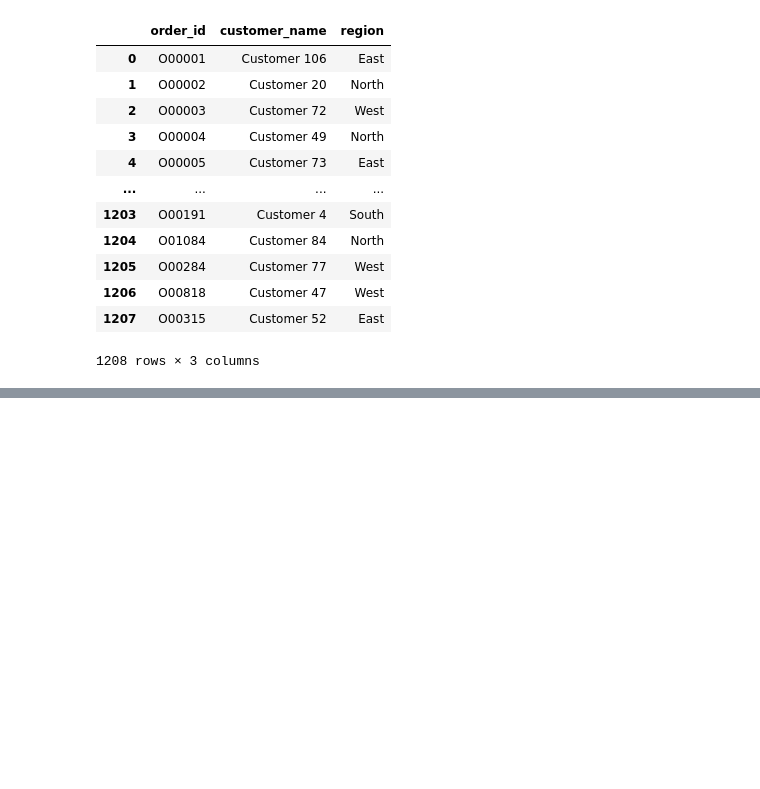
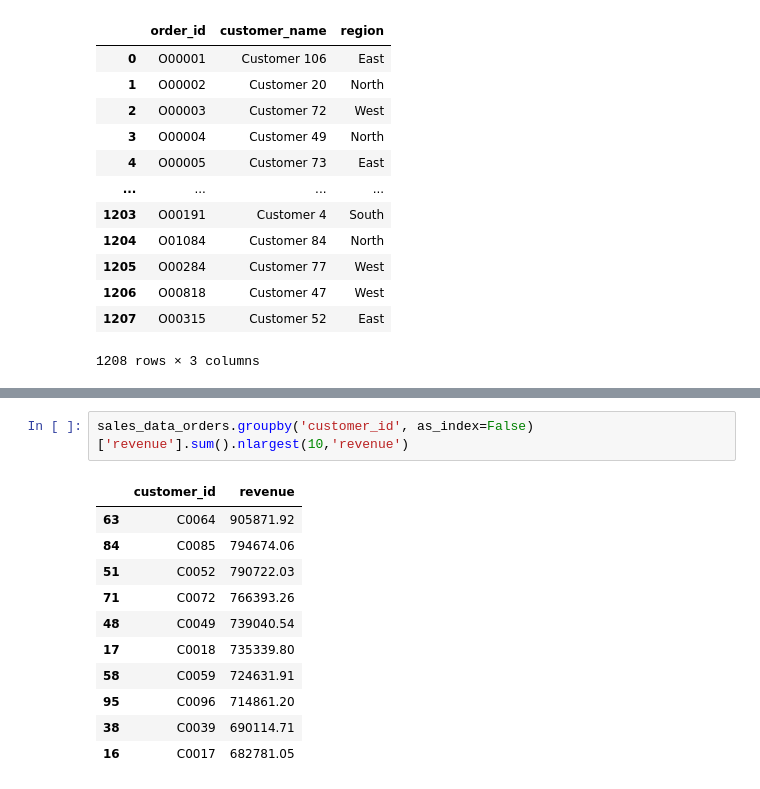
Before and after one commit to sharmaaditya2697-commits/pandas_practice, a Jupyter notebook: test25sept2026.ipynb, the cells around one changed output, grey strips where cells are left out. Cells and saved outputs as stored; diff of their text form; blank space fills up the shorter version.

```diff
--- a/test25sept2026.ipynb
+++ b/test25sept2026.ipynb
@@ -1158,0 +1223,14 @@ sales_data_orders.merge(sales_data_customers[['customer_id','customer_name','reg
+# %%
+sales_data_orders.groupby('customer_id', as_index=False)['revenue'].sum().nlargest(10,'revenue')
+# %% [output]
+|  | customer_id | revenue |
+| 63 | C0064 | 905871.92 |
+| 84 | C0085 | 794674.06 |
+| 51 | C0052 | 790722.03 |
+| 71 | C0072 | 766393.26 |
+| 48 | C0049 | 739040.54 |
+| 17 | C0018 | 735339.80 |
+| 58 | C0059 | 724631.91 |
+| 95 | C0096 | 714861.20 |
+| 38 | C0039 | 690114.71 |
+| 16 | C0017 | 682781.05 |
```
Also changed, not shown: parts of 15 cells of this notebook.
